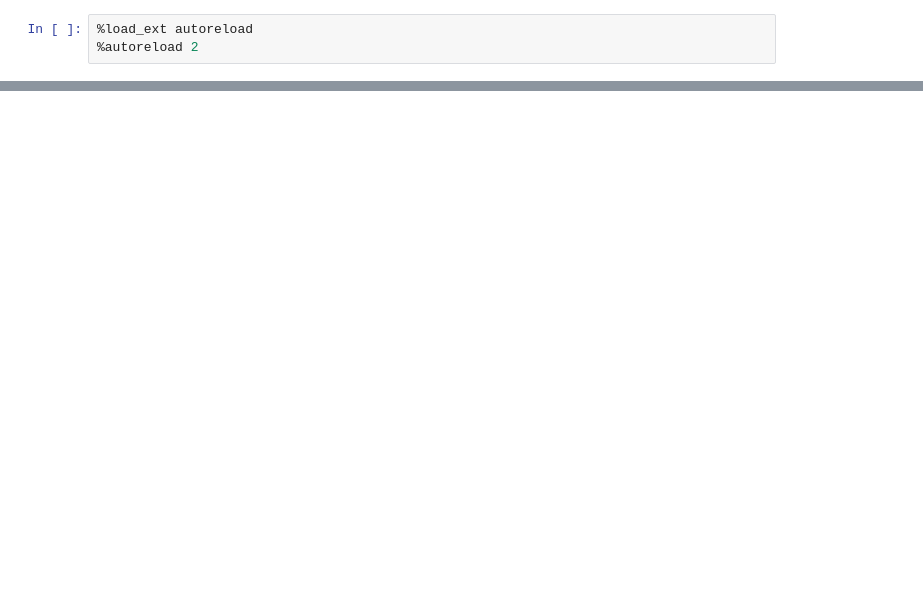
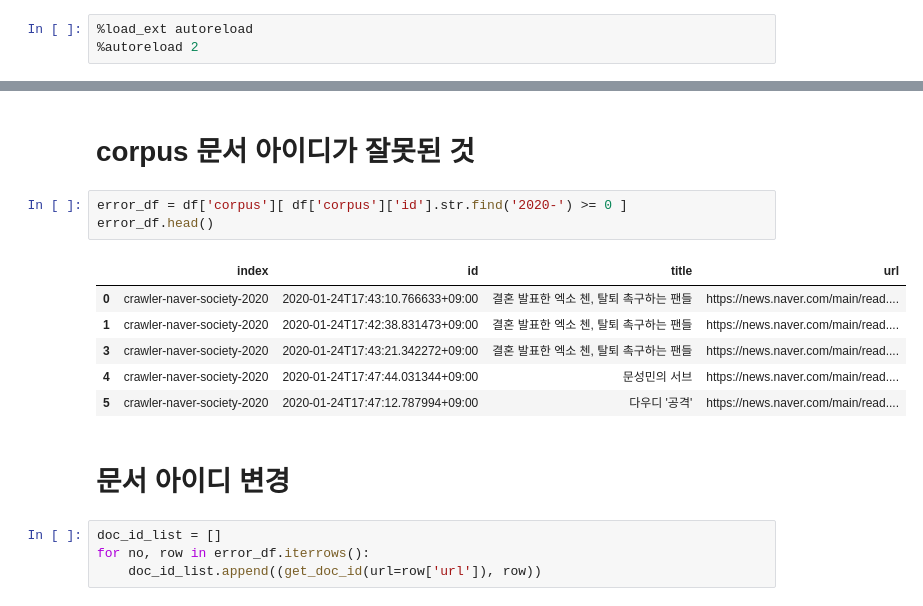
Before and after one commit to ejpark78/nlp-utils, a Jupyter notebook: notebook/corpus-size.ipynb, the cells around one changed output, grey strips where cells are left out. Cells and saved outputs as stored; diff of their text form; blank space fills up the shorter version.

```diff
--- a/notebook/corpus-size.ipynb
+++ b/notebook/corpus-size.ipynb
@@ -129,0 +174,18 @@ etc: 4,705,820
+# %% [markdown]
+# corpus 문서 아이디가 잘못된 것
+# %%
+error_df = df['corpus'][ df['corpus']['id'].str.find('2020-') >= 0 ]
+error_df.head()
+# %% [output]
+|  | index | id | title | url |
+| 0 | crawler-naver-society-2020 | 2020-01-24T17:43:10.766633+09:00 | 결혼 발표한 엑소 첸, 탈퇴 촉구하는 팬들 | https://news.naver.com/main/read.... |
+| 1 | crawler-naver-society-2020 | 2020-01-24T17:42:38.831473+09:00 | 결혼 발표한 엑소 첸, 탈퇴 촉구하는 팬들 | https://news.naver.com/main/read.... |
+| 3 | crawler-naver-society-2020 | 2020-01-24T17:43:21.342272+09:00 | 결혼 발표한 엑소 첸, 탈퇴 촉구하는 팬들 | https://news.naver.com/main/read.... |
+| 4 | crawler-naver-society-2020 | 2020-01-24T17:47:44.031344+09:00 | 문성민의 서브 | https://news.naver.com/main/read.... |
+| 5 | crawler-naver-society-2020 | 2020-01-24T17:47:12.787994+09:00 | 다우디 '공격' | https://news.naver.com/main/read.... |
+# %% [markdown]
+# 문서 아이디 변경
+# %%
+doc_id_list = []
+for no, row in error_df.iterrows():
+    doc_id_list.append((get_doc_id(url=row['url']), row))
```
Also changed, not shown: parts of 22 cells of this notebook, 9 other files.
